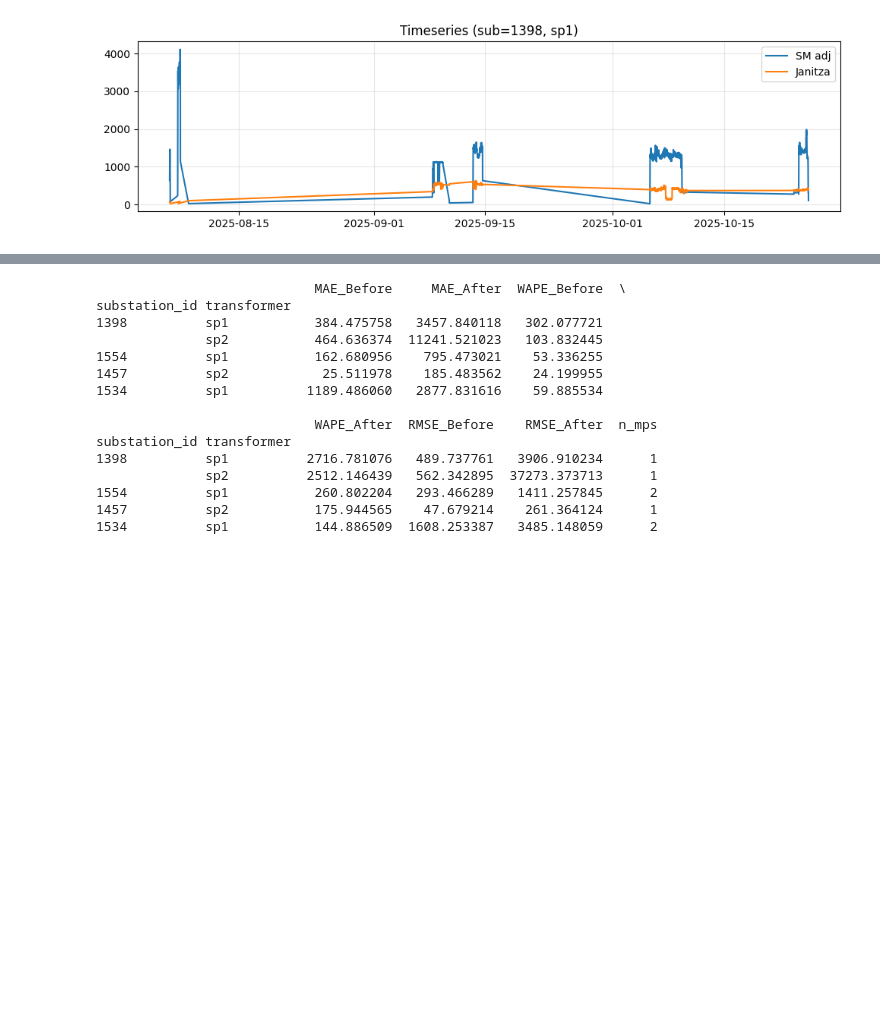
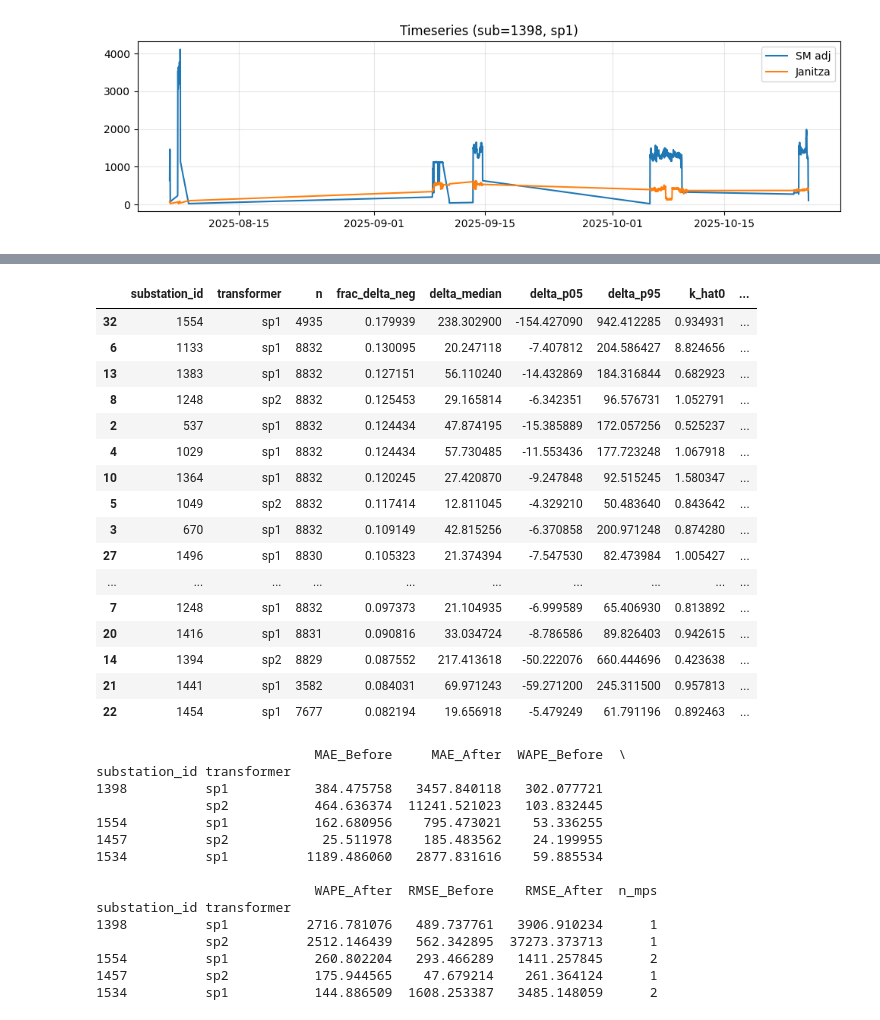
Before and after one commit to MindisBlank/Jasonaq_thesis, a Jupyter notebook: notebooks/ct_ratio_issue.ipynb, the cells around one changed output, grey strips where cells are left out. Drawn from its saved outputs; the diff is of its cells as text; code cells hidden in the pictures; blank space fills up the shorter version.

```diff
--- a/notebooks/ct_ratio_issue.ipynb
+++ b/notebooks/ct_ratio_issue.ipynb
@@ -1091,3 +1162,45 @@ Name: ratio, dtype: float64
+# %%
+# Use k_hat0 for correction
+df_corr = df_reg.merge(df_k0[["substation_id","transformer","k_hat0"]], on=["substation_id","transformer"], how="left")
+df_corr["k_hat0"] = df_corr["k_hat0"].fillna(1.0)
+
+df_corr["I_total_jn_corr"] = df_corr["I_total_jn"] / df_corr["k_hat0"]
+df_corr["Delta"] = df_corr["I_total_jn_corr"] - df_corr["I_total_sm_adj"]
+
+qc = (
+    df_corr.groupby(["substation_id","transformer"])
+    .agg(
+        n=("Delta","size"),
+        frac_delta_neg=("Delta", lambda s: float((s < 0).mean())),
+        delta_median=("Delta","median"),
+        delta_p05=("Delta", lambda s: float(s.quantile(0.05))),
+        delta_p95=("Delta", lambda s: float(s.quantile(0.95))),
+        k_hat0=("k_hat0","first"),
+        per_completed=("per_completed","first"),
+    )
+    .reset_index()
+    .sort_values("frac_delta_neg", ascending=False)
+)
+
+display(qc.head(20))
+# %% [output]
+|  | substation_id | transformer | n | frac_delta_neg | delta_median | delta_p05 | delta_p95 | k_hat0 | ... |
+| 32 | 1554 | sp1 | 4935 | 0.179939 | 238.302900 | -154.427090 | 942.412285 | 0.934931 | ... |
+| 6 | 1133 | sp1 | 8832 | 0.130095 | 20.247118 | -7.407812 | 204.586427 | 8.824656 | ... |
+| 13 | 1383 | sp1 | 8832 | 0.127151 | 56.110240 | -14.432869 | 184.316844 | 0.682923 | ... |
+| 8 | 1248 | sp2 | 8832 | 0.125453 | 29.165814 | -6.342351 | 96.576731 | 1.052791 | ... |
+| 2 | 537 | sp1 | 8832 | 0.124434 | 47.874195 | -15.385889 | 172.057256 | 0.525237 | ... |
+| 4 | 1029 | sp1 | 8832 | 0.124434 | 57.730485 | -11.553436 | 177.723248 | 1.067918 | ... |
+| 10 | 1364 | sp1 | 8832 | 0.120245 | 27.420870 | -9.247848 | 92.515245 | 1.580347 | ... |
+| 5 | 1049 | sp2 | 8832 | 0.117414 | 12.811045 | -4.329210 | 50.483640 | 0.843642 | ... |
+| 3 | 670 | sp1 | 8832 | 0.109149 | 42.815256 | -6.370858 | 200.971248 | 0.874280 | ... |
+| 27 | 1496 | sp1 | 8830 | 0.105323 | 21.374394 | -7.547530 | 82.473984 | 1.005427 | ... |
+| ... | ... | ... | ... | ... | ... | ... | ... | ... | ... |
+| 7 | 1248 | sp1 | 8832 | 0.097373 | 21.104935 | -6.999589 | 65.406930 | 0.813892 | ... |
+| 20 | 1416 | sp1 | 8831 | 0.090816 | 33.034724 | -8.786586 | 89.826403 | 0.942615 | ... |
+| 14 | 1394 | sp2 | 8829 | 0.087552 | 217.413618 | -50.222076 | 660.444696 | 0.423638 | ... |
+| 21 | 1441 | sp1 | 3582 | 0.084031 | 69.971243 | -59.271200 | 245.311500 | 0.957813 | ... |
+| 22 | 1454 | sp1 | 7677 | 0.082194 | 19.656918 | -5.479249 | 61.791196 | 0.892463 | ... |
 # %%
 
 # ==========================================
```
Also changed, not shown: parts of 3 cells of this notebook.
